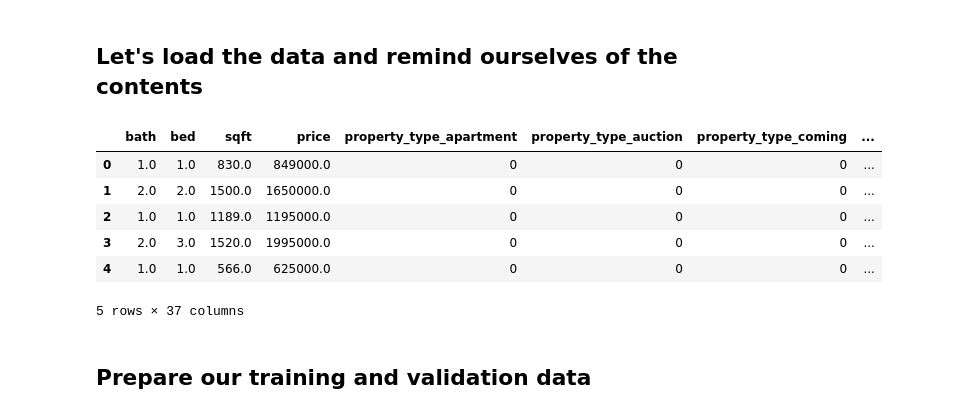
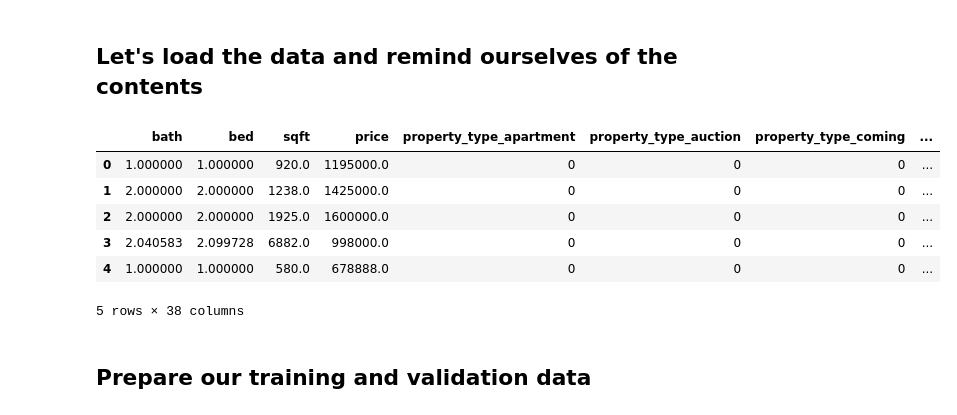
Before and after one commit to kylehounslow/mlbootcamp, a Jupyter notebook: notebooks/day1/5 - Multiple Linear Regression.ipynb, the cells around one changed output. Saved outputs shown, nothing was run; the diff lists cells and outputs as text; code cells hidden in the pictures.

```diff
--- a/notebooks/day1/5 - Multiple Linear Regression.ipynb
+++ b/notebooks/day1/5 - Multiple Linear Regression.ipynb
@@ -22,16 +23,17 @@ from sklearn.model_selection import train_test_split
 # %% [markdown]
 ## Let's load the data and remind ourselves of the contents
 # %%
-df = pd.read_csv('./data/sf/data_clean_engineered.csv')
+data_dir = './data'
+df = pd.read_csv(path.join(data_dir, 'data_clean_engineered.csv'))
 df.head()
 # %% [output]
 |  | bath | bed | sqft | price | property_type_apartment | property_type_auction | property_type_coming | ... |
-| 0 | 1.0 | 1.0 | 830.0 | 849000.0 | 0 | 0 | 0 | ... |
-| 1 | 2.0 | 2.0 | 1500.0 | 1650000.0 | 0 | 0 | 0 | ... |
-| 2 | 1.0 | 1.0 | 1189.0 | 1195000.0 | 0 | 0 | 0 | ... |
-| 3 | 2.0 | 3.0 | 1520.0 | 1995000.0 | 0 | 0 | 0 | ... |
-| 4 | 1.0 | 1.0 | 566.0 | 625000.0 | 0 | 0 | 0 | ... |
+| 0 | 1.000000 | 1.000000 | 920.0 | 1195000.0 | 0 | 0 | 0 | ... |
+| 1 | 2.000000 | 2.000000 | 1238.0 | 1425000.0 | 0 | 0 | 0 | ... |
+| 2 | 2.000000 | 2.000000 | 1925.0 | 1600000.0 | 0 | 0 | 0 | ... |
+| 3 | 2.040583 | 2.099728 | 6882.0 | 998000.0 | 0 | 0 | 0 | ... |
+| 4 | 1.000000 | 1.000000 | 580.0 | 678888.0 | 0 | 0 | 0 | ... |
-5 rows × 37 columns
+5 rows × 38 columns
 # %% [markdown]
 ## Prepare our training and validation data
 # %%
```
Also changed, not shown: parts of 7 cells of this notebook, 2 other files.
